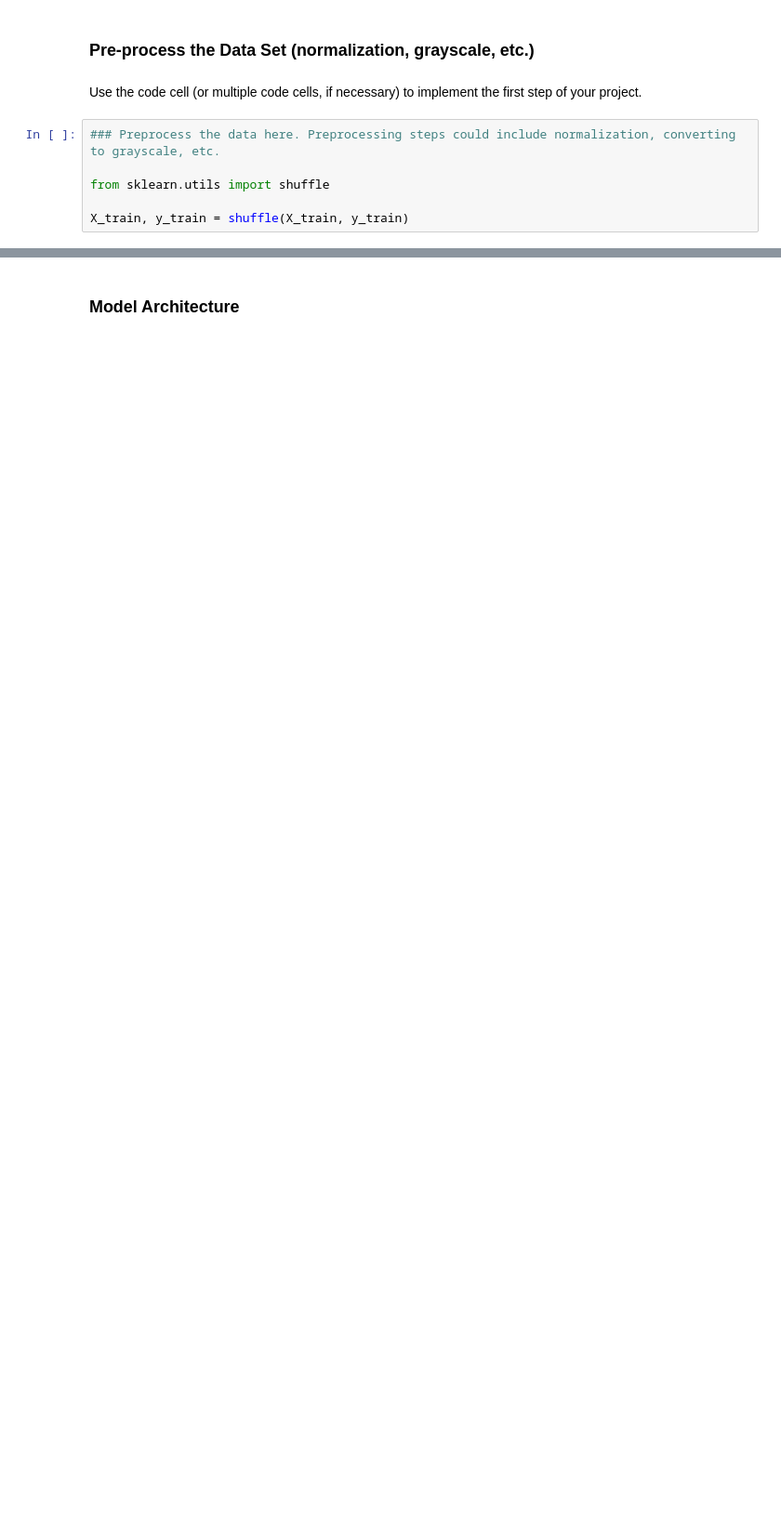
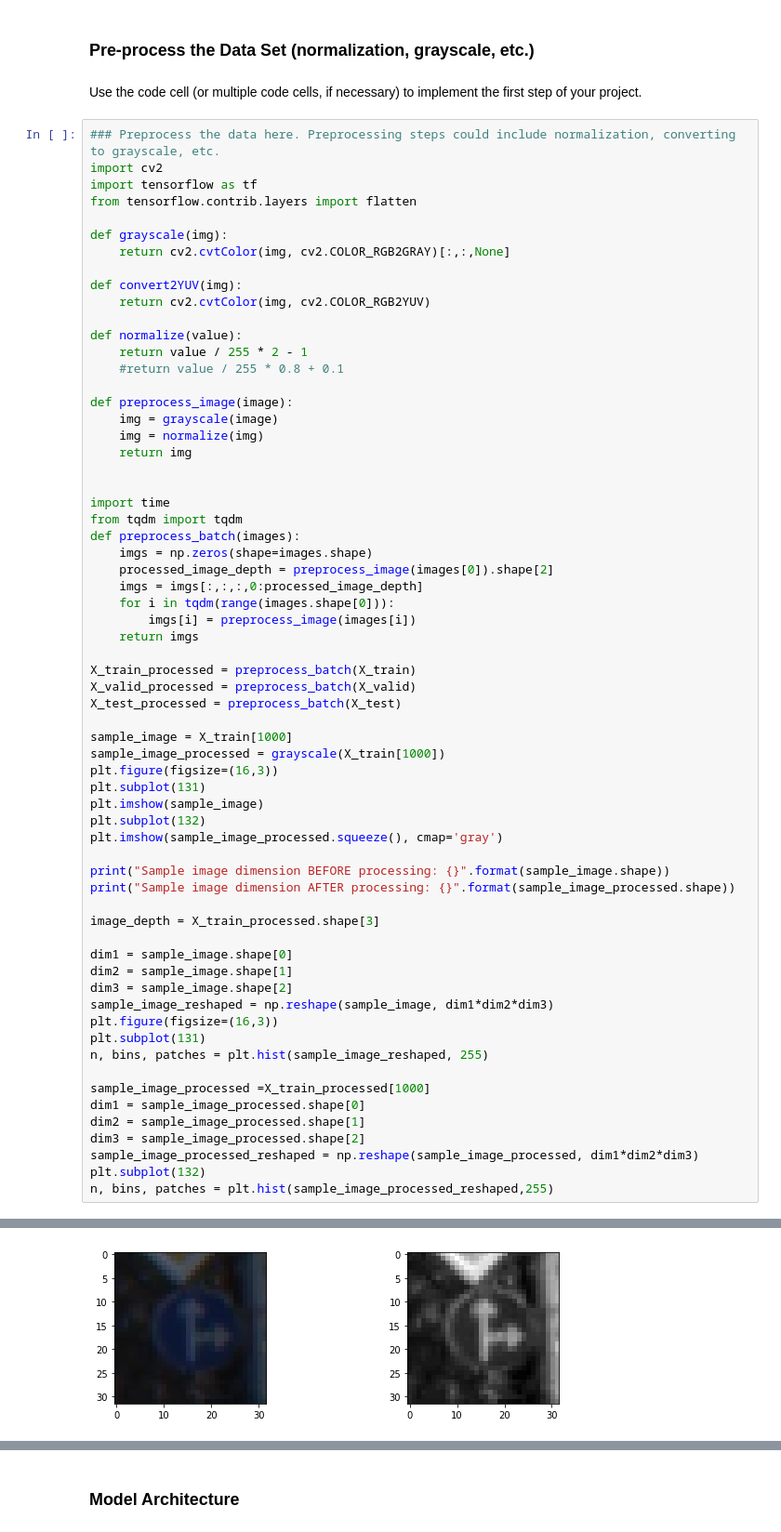
Before and after one commit to tomaszkacmajor/CarND-Traffic-Sign-Classifier-P2, a Jupyter notebook: Traffic_Sign_Classifier.ipynb, the cells around one changed output, grey strips where cells are left out. Shown: that part at 93% size. Saved outputs shown, nothing was run; the diff lists cells and outputs as text; blank space fills up the shorter version.

```diff
--- a/Traffic_Sign_Classifier.ipynb
+++ b/Traffic_Sign_Classifier.ipynb
@@ -137,9 +141,68 @@ Here is an example of a [published baseline model on this problem](http://yann.l
 ### Pre-process the Data Set (normalization, grayscale, etc.)
 # %% [markdown]
 Use the code cell (or multiple code cells, if necessary) to implement the first step of your project.
-# %%
-### Preprocess the data here. Preprocessing steps could include normalization, converting to grayscale, etc.
-
-from sklearn.utils import shuffle
-
-X_train, y_train = shuffle(X_train, y_train)
+# %%
+### Preprocess the data here. Preprocessing steps could include normalization, converting to grayscale, etc.
+import cv2
+import tensorflow as tf
+from tensorflow.contrib.layers import flatten
+
+def grayscale(img):
+    return cv2.cvtColor(img, cv2.COLOR_RGB2GRAY)[:,:,None]
+
+def convert2YUV(img):
+    return cv2.cvtColor(img, cv2.COLOR_RGB2YUV)
+
+def normalize(value):
+    return value / 255 * 2 - 1
+    #return value / 255 * 0.8 + 0.1
+
+def preprocess_image(image):
+    img = grayscale(image)
+    img = normalize(img)
+    return img
+
+
+import time
+from tqdm import tqdm
+def preprocess_batch(images):
+    imgs = np.zeros(shape=images.shape)
+    processed_image_depth = preprocess_image(images[0]).shape[2]
+    imgs = imgs[:,:,:,0:processed_image_depth]
+    for i in tqdm(range(images.shape[0])):
+        imgs[i] = preprocess_image(images[i])
+    return imgs
+
+X_train_processed = preprocess_batch(X_train)
+X_valid_processed = preprocess_batch(X_valid)
+X_test_processed = preprocess_batch(X_test)
+
+sample_image = X_train[1000]
+sample_image_processed = grayscale(X_train[1000])
+plt.figure(figsize=(16,3))
+plt.subplot(131)
+plt.imshow(sample_image)
+plt.subplot(132)
+plt.imshow(sample_image_processed.squeeze(), cmap='gray')
+
+print("Sample image dimension BEFORE processing: {}".format(sample_image.shape))
+print("Sample image dimension AFTER processing: {}".format(sample_image_processed.shape))
+
+image_depth = X_train_processed.shape[3]
+
+dim1 = sample_image.shape[0]
+dim2 = sample_image.shape[1]
+dim3 = sample_image.shape[2]
+sample_image_reshaped = np.reshape(sample_image, dim1*dim2*dim3)
+plt.figure(figsize=(16,3))
+plt.subplot(131)
+n, bins, patches = plt.hist(sample_image_reshaped, 255)
+
+sample_image_processed =X_train_processed[1000]
+dim1 = sample_image_processed.shape[0]
+dim2 = sample_image_processed.shape[1]
+dim3 = sample_image_processed.shape[2]
+sample_image_processed_reshaped = np.reshape(sample_image_processed, dim1*dim2*dim3)
+plt.subplot(132)
+n, bins, patches = plt.hist(sample_image_processed_reshaped,255)
+# %% [output]
@@ -145,0 +211 @@ X_train, y_train = shuffle(X_train, y_train)
+[figure, added]
```
Also changed, not shown: parts of 9 cells of this notebook.
